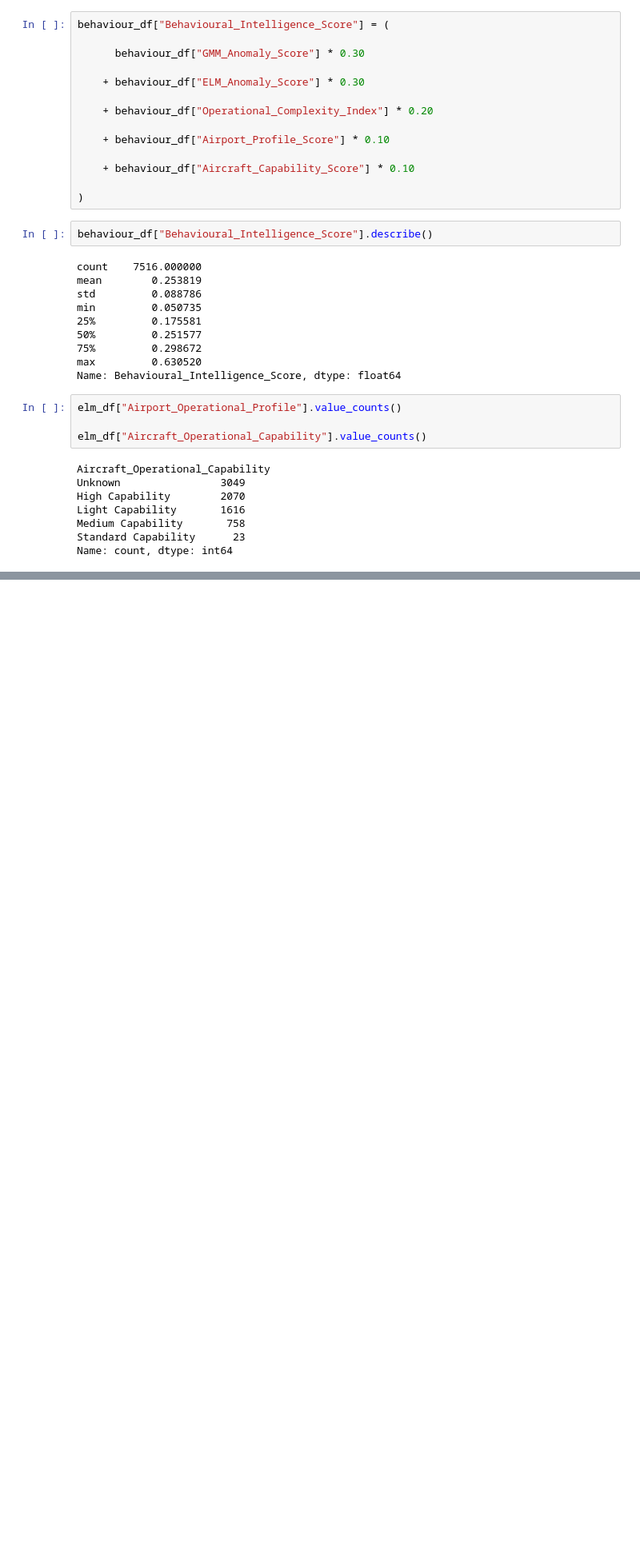
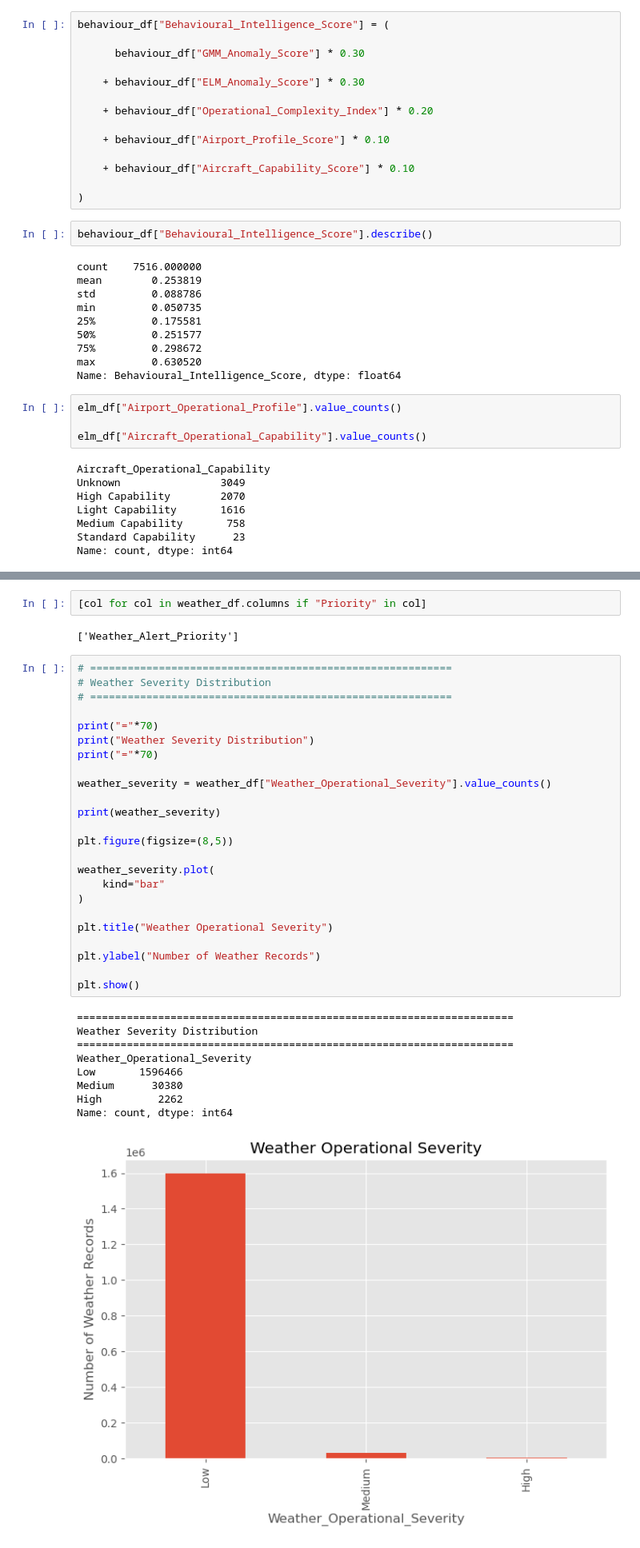
Before and after one commit to darshan-vgithub/Intelligent-Flight-Operations-Analytics-and-Decision-Support-Dashboard, a Jupyter notebook: notebooks/13_Hybrid_AI_Risk_Assessment_Engine.ipynb, the cells around one changed output, grey strips where cells are left out. Shown at 80% size. Cells and saved outputs as stored; diff of their text form; blank space fills up the shorter version.

Commit message:
notebooks/13_Hybrid_AI_Risk_Assessment_Engine.ipynb: finished the weather inteliggence module

```diff
--- a/notebooks/13_Hybrid_AI_Risk_Assessment_Engine.ipynb
+++ b/notebooks/13_Hybrid_AI_Risk_Assessment_Engine.ipynb
@@ -276,0 +345,38 @@ Name: count, dtype: int64
+# %%
+[col for col in weather_df.columns if "Priority" in col]
+# %% [output]
+['Weather_Alert_Priority']
+# %%
+# ==========================================================
+# Weather Severity Distribution
+# ==========================================================
+
+print("="*70)
+print("Weather Severity Distribution")
+print("="*70)
+
+weather_severity = weather_df["Weather_Operational_Severity"].value_counts()
+
+print(weather_severity)
+
+plt.figure(figsize=(8,5))
+
+weather_severity.plot(
+    kind="bar"
+)
+
+plt.title("Weather Operational Severity")
+
+plt.ylabel("Number of Weather Records")
+
+plt.show()
+# %% [output]
+======================================================================
+Weather Severity Distribution
+======================================================================
+Weather_Operational_Severity
+Low       1596466
+Medium      30380
+High         2262
+Name: count, dtype: int64
+[figure, added]
```
Also changed, not shown: parts of 12 cells of this notebook.
